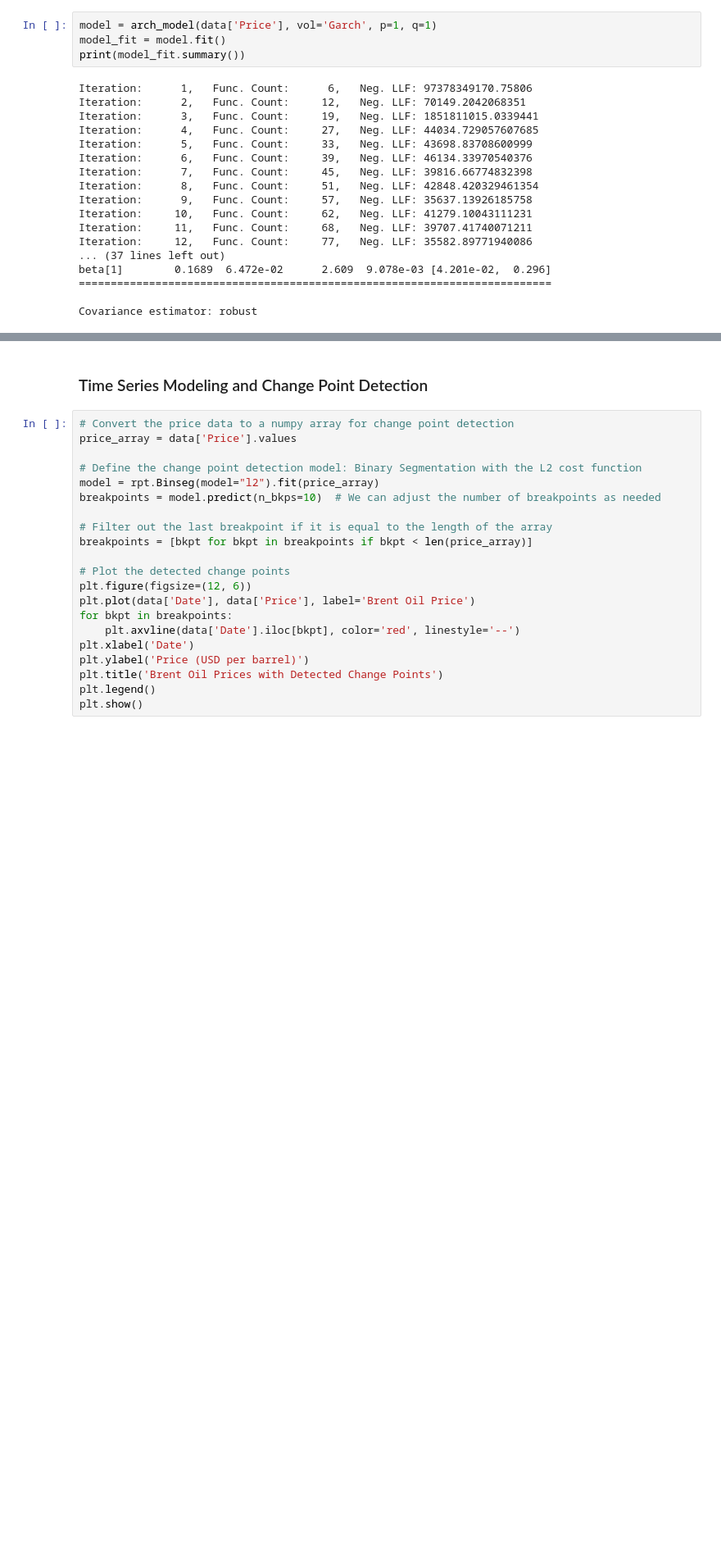
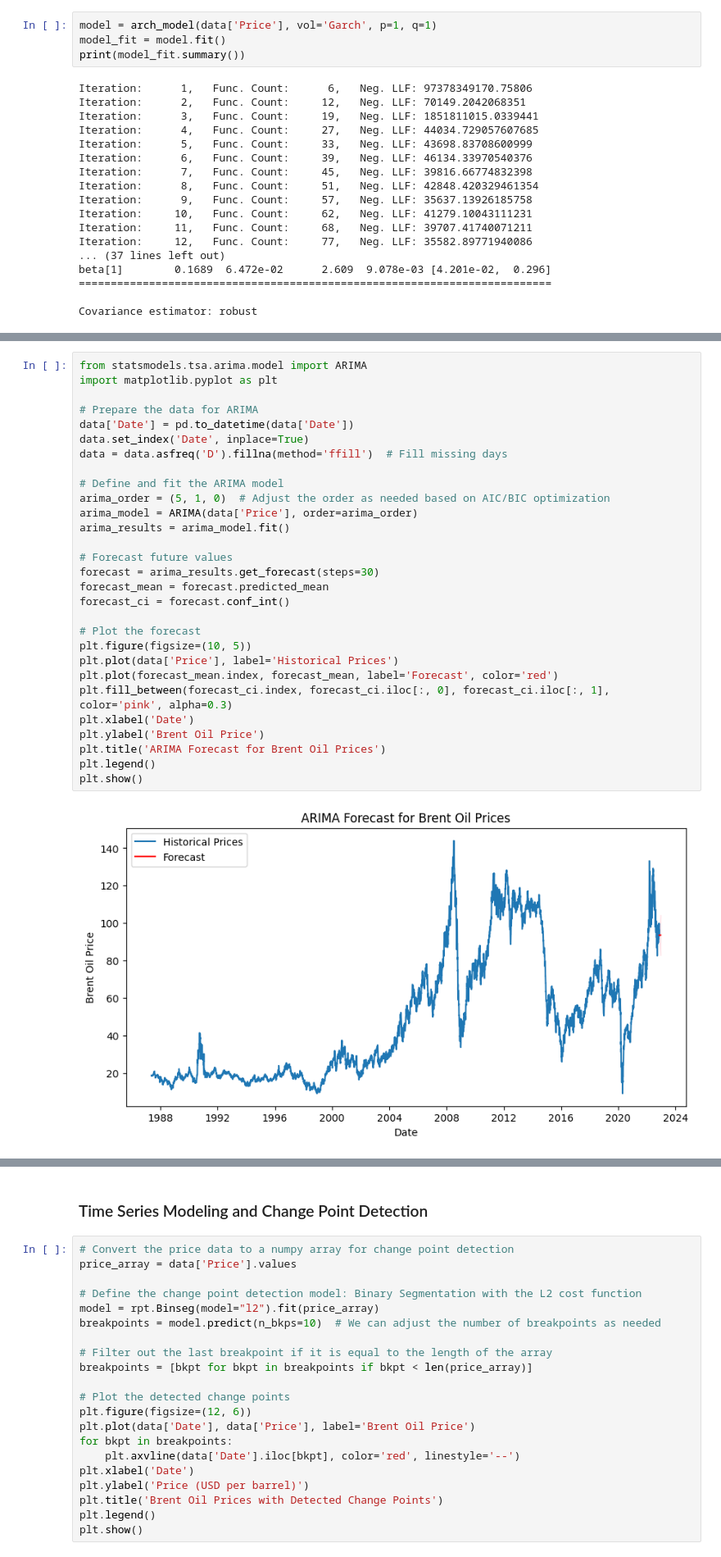
Before and after one commit to Ermi23/Oil-Price-Insights, a Jupyter notebook: notebooks/Data_Analysis_Workflow.ipynb, the cells around one changed output, grey strips where cells are left out. Shown at 82% size. Drawn from its saved outputs; the diff is of its cells as text; blank space fills up the shorter version.

Commit message:
time series modeling is done.

```diff
--- a/notebooks/Data_Analysis_Workflow.ipynb
+++ b/notebooks/Data_Analysis_Workflow.ipynb
@@ -214,0 +268,31 @@ Covariance estimator: robust
+# %%
+from statsmodels.tsa.arima.model import ARIMA
+import matplotlib.pyplot as plt
+
+# Prepare the data for ARIMA
+data['Date'] = pd.to_datetime(data['Date'])
+data.set_index('Date', inplace=True)
+data = data.asfreq('D').fillna(method='ffill')  # Fill missing days
+
+# Define and fit the ARIMA model
+arima_order = (5, 1, 0)  # Adjust the order as needed based on AIC/BIC optimization
+arima_model = ARIMA(data['Price'], order=arima_order)
+arima_results = arima_model.fit()
+
+# Forecast future values
+forecast = arima_results.get_forecast(steps=30)
+forecast_mean = forecast.predicted_mean
+forecast_ci = forecast.conf_int()
+
+# Plot the forecast
+plt.figure(figsize=(10, 5))
+plt.plot(data['Price'], label='Historical Prices')
+plt.plot(forecast_mean.index, forecast_mean, label='Forecast', color='red')
+plt.fill_between(forecast_ci.index, forecast_ci.iloc[:, 0], forecast_ci.iloc[:, 1], color='pink', alpha=0.3)
+plt.xlabel('Date')
+plt.ylabel('Brent Oil Price')
+plt.title('ARIMA Forecast for Brent Oil Prices')
+plt.legend()
+plt.show()
+# %% [output]
+[figure, added]
```
Also changed, not shown: parts of 5 cells of this notebook.
